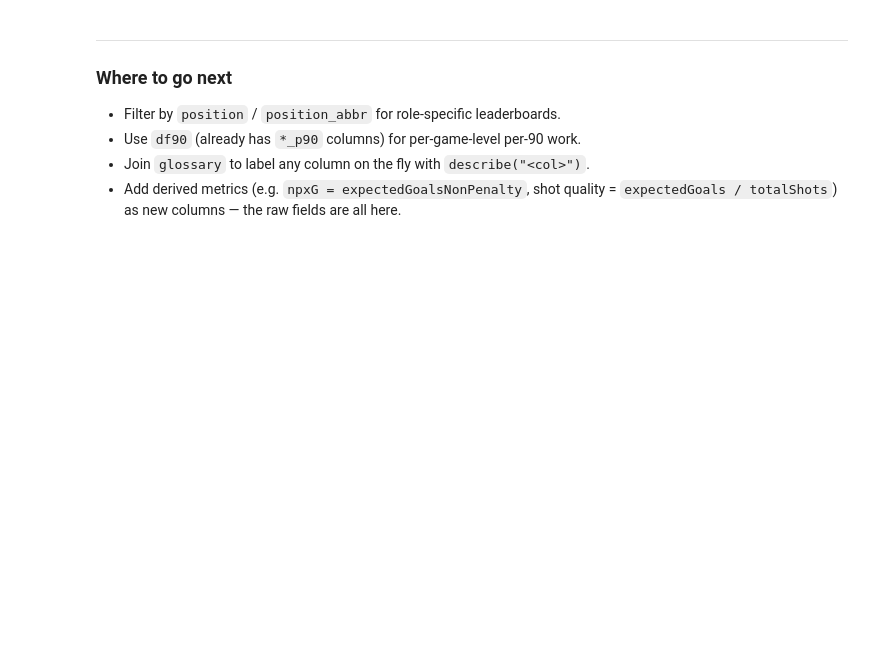
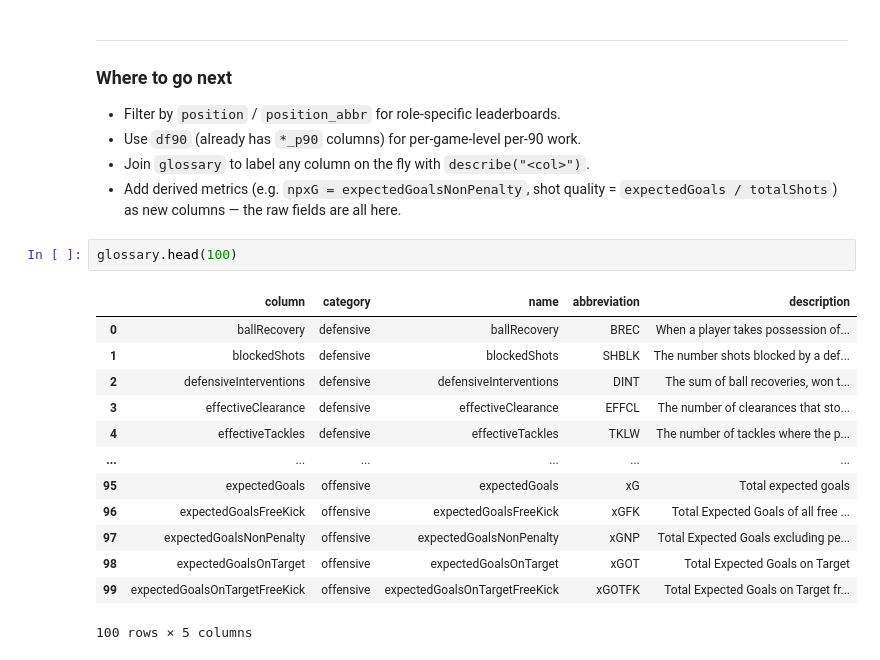
Before and after one commit to madmmas/atwc26_v2, a Jupyter notebook: analysis.ipynb, the cells around one changed output. Cells and saved outputs as stored; diff of their text form; blank space fills up the shorter version.

```diff
--- a/analysis.ipynb
+++ b/analysis.ipynb
@@ -372,3 +372,19 @@ fin[fin.shots > 0].sort_values("G_minus_xG", ascending=False).head(15)
 - Join `glossary` to label any column on the fly with `describe("<col>")`.
 - Add derived metrics (e.g. `npxG = expectedGoalsNonPenalty`, shot quality =
   `expectedGoals / totalShots`) as new columns — the raw fields are all here.
+# %%
+glossary.head(100)
+# %% [output]
+|  | column | category | name | abbreviation | description |
+| 0 | ballRecovery | defensive | ballRecovery | BREC | When a player takes possession of... |
+| 1 | blockedShots | defensive | blockedShots | SHBLK | The number shots blocked by a def... |
+| 2 | defensiveInterventions | defensive | defensiveInterventions | DINT | The sum of ball recoveries, won t... |
+| 3 | effectiveClearance | defensive | effectiveClearance | EFFCL | The number of clearances that sto... |
+| 4 | effectiveTackles | defensive | effectiveTackles | TKLW | The number of tackles where the p... |
+| ... | ... | ... | ... | ... | ... |
+| 95 | expectedGoals | offensive | expectedGoals | xG | Total expected goals |
+| 96 | expectedGoalsFreeKick | offensive | expectedGoalsFreeKick | xGFK | Total Expected Goals of all free ... |
+| 97 | expectedGoalsNonPenalty | offensive | expectedGoalsNonPenalty | xGNP | Total Expected Goals excluding pe... |
+| 98 | expectedGoalsOnTarget | offensive | expectedGoalsOnTarget | xGOT | Total Expected Goals on Target |
+| 99 | expectedGoalsOnTargetFreeKick | offensive | expectedGoalsOnTargetFreeKick | xGOTFK | Total Expected Goals on Target fr... |
+100 rows × 5 columns
```
Also changed, not shown: 32 other files.
